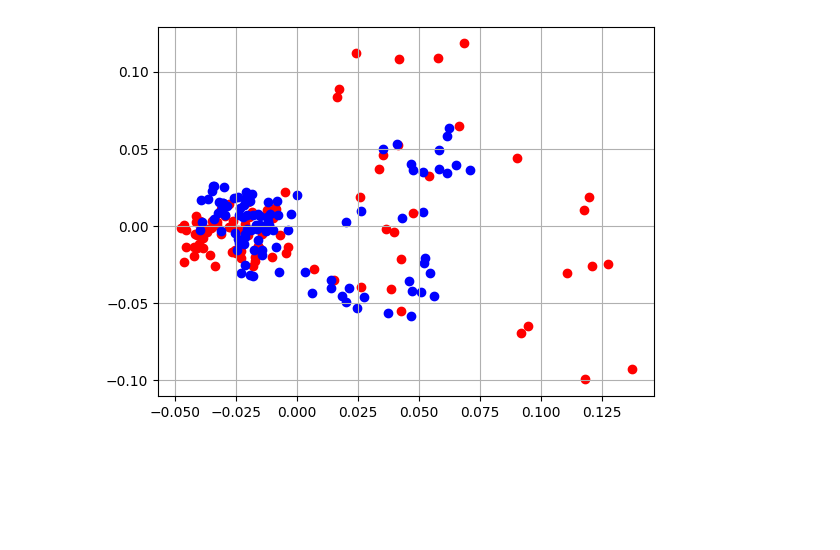
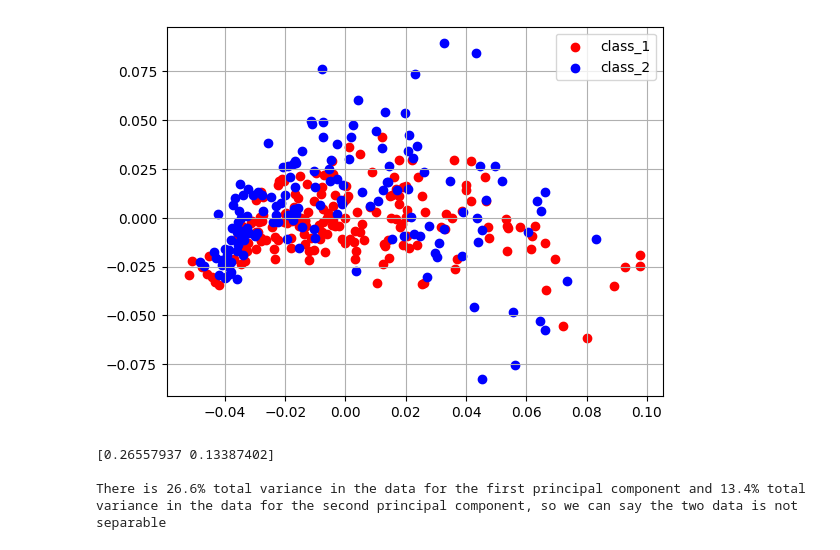
Before and after one commit to million-haileyesus/Data_Mining_I, a Jupyter notebook: DM_Assignment1/programming assignment 1.ipynb, the cells around one changed output. Saved outputs shown, nothing was run; the diff lists cells and outputs as text; code cells hidden in the pictures; blank space fills up the shorter version.

```diff
--- a/DM_Assignment1/programming assignment 1.ipynb
+++ b/DM_Assignment1/programming assignment 1.ipynb
@@ -235,7 +361,6 @@ plt.show()
 def dimensionality_reduction():
     folders = ["n02102318-cocker_spaniel", "n02105056-groenendael", "n02106382-Bouvier_des_Flandres",
                "n02107574-Greater_Swiss_Mountain_dog"]
-
     folders = random.sample(folders, 2)
     files = [f for f in os.listdir(f"./Cropped/{folders[0]}") if os.path.isfile(os.path.join(f"./Cropped/{folders[0]}", f))]
     no_of_images = [len(files)]
@@ -244,61 +369,68 @@ def dimensionality_reduction():
     no_of_images.append(len(files))
 
     collect = {}
     for folder, count in zip(folders, no_of_images):
         random_files = random.sample(os.listdir(f"./Cropped/{folder}"), count)
         collect[folder] = random_files
 
+
     # convert image to grayscale
-    grayscale_images = {}
-    count1 = 1
-    for folder, image in collect.items():
-        for img in image:
-            path = f"./Cropped/{folder}/{img}"
-            loaded_image = cv.imread(path)
-            grayscale_images[folder] = cv.cvtColor(loaded_image, cv.COLOR_BGR2GRAY)
+    grayscale_images_class_1 = []
+    grayscale_images_class_2 = []
+
+    for img in collect[folders[0]]:
+        path = f"./Cropped/{folders[0]}/{img}"
+        loaded_image = cv.imread(path)
+        grayscale_images_class_1.append(cv.cvtColor(loaded_image, cv.COLOR_BGR2GRAY))
+
+    for img in collect[folders[1]]:
+        path = f"./Cropped/{folders[1]}/{img}"
+        loaded_image = cv.imread(path)
+        grayscale_images_class_2.append(cv.cvtColor(loaded_image, cv.COLOR_BGR2GRAY))
+
 
     # normalizing the dataset
     class_1_data = []
     class_2_data = []
-#     for folder, image in grayscale_images.items():
-#         for img in image:
-#             assert image is not None
-#             histogram, bins = np.histogram(image.flatten(), 256, [0,256])
-#             histogram = histogram / histogram.sum().ravel()
-#             if folder == folders[0]:
-#                 class_1_data.append(histogram)
-#             elif folder == folders[1]:
-#                 class_2_data.append(histogram)
-#     print(count1, count2)
-    for image in grayscale_images[folders[0]]:
+
+    for image in grayscale_images_class_1:
         assert image is not None
         histogram, bins = np.histogram(image.flatten(), 256, [0,256])
         histogram = histogram / histogram.sum().ravel()
         class_1_data.append(histogram)
 
-    for image in grayscale_images[folders[1]]:
+    for image in grayscale_images_class_2:
         assert image is not None
         histogram, bins = np.histogram(image.flatten(), 256, [0,256])
         histogram = histogram / histogram.sum().ravel()
         class_2_data.append(histogram)
+    class_data = np.concatenate((class_1_data, class_2_data), axis=0)
 
-#     perfrom PCA dimension reduction
-    transformed_data_1 = []
+
+    # perfrom PCA dimension reduction
+    transformed_data = []
     pca = PCA(n_components = 2)
-    pca.fit(class_1_data)
-    transformed_data_1 = pca.transform(class_1_data)
+    transformed_data = pca.fit_transform(class_data)
+    transformed_data_1 = transformed_data[:len(class_1_data)]
+    transformed_data_2 = transformed_data[len(class_1_data):]
 
-    transformed_data_2 = []
-    pca = PCA(n_components = 2)
-    pca.fit(class_2_data)
-    transformed_data_2 = pca.transform(class_2_data)
 
     # plotting
     plt.scatter(transformed_data_1[:, 0], transformed_data_1[:, 1], color='r')
     plt.scatter(transformed_data_2[:, 0], transformed_data_2[:, 1], color='b')
     plt.grid(True)
+    plt.legend(("class_1", "class_2"), loc = "upper right")
     plt.show()
+
+    return pca
+
+
+pca_result = dimensionality_reduction()
+print(pca_result.explained_variance_ratio_)
+print("\nThere is 26.6% total variance in the data for the first principal component and \
+13.4% total variance in the data for the second principal component, so we can say the two data is not separable")
+# %% [output]
+[figure, added]
+[0.26557937 0.13387402]
+
+There is 26.6% total variance in the data for the first principal component and 13.4% total variance in the data for the second principal component, so we can say the two data is not separable
-# %%
-dimensionality_reduction()
-# %% [output]
-[figure, removed]
```
Also changed, not shown: parts of 5 cells of this notebook, 9 other files.
